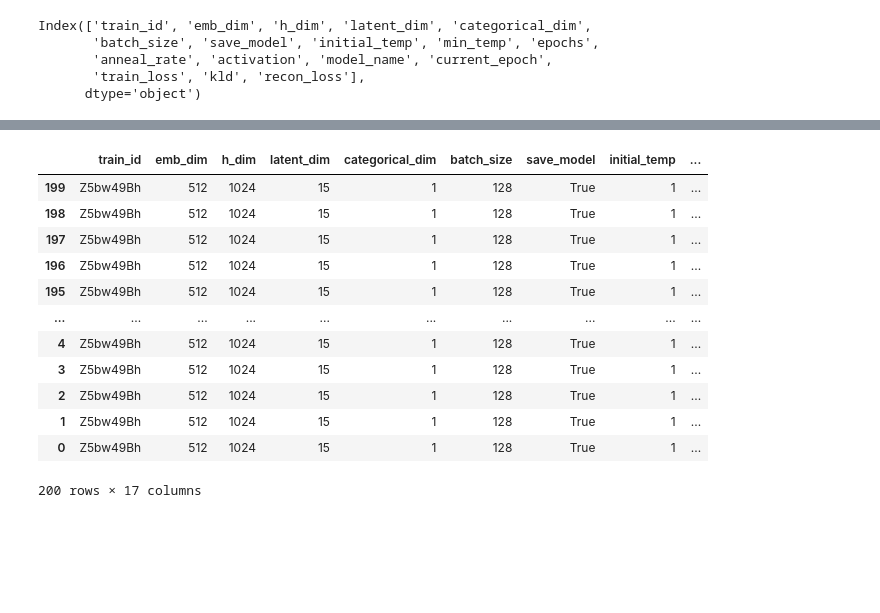
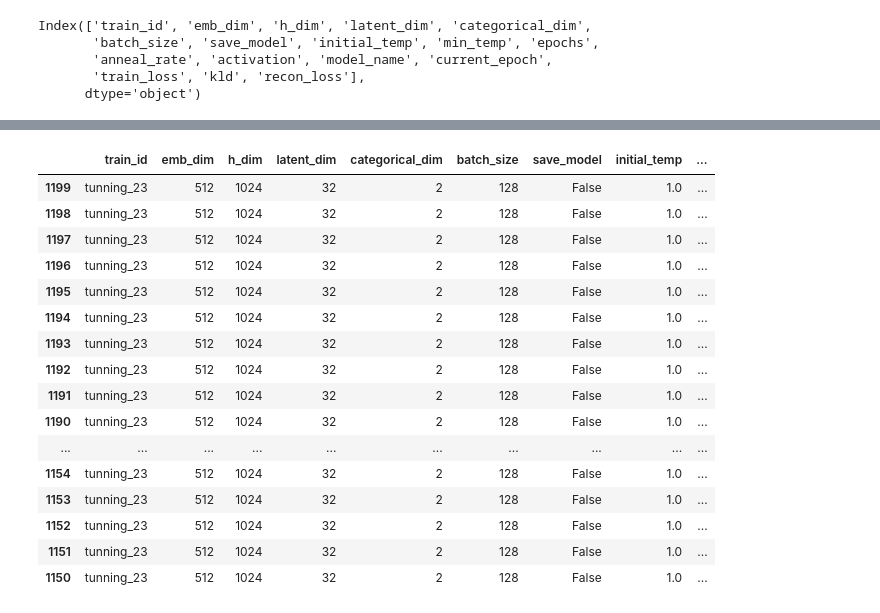
Before and after one commit to yukioichida/bdi-latent-space, a Jupyter notebook: tuning_results.ipynb, the cells around one changed output, grey strips where cells are left out. Cells and saved outputs as stored; diff of their text form; code cells hidden in the pictures; blank space fills up the shorter version.

```diff
--- a/tuning_results.ipynb
+++ b/tuning_results.ipynb
@@ -1,8 +1,8 @@
 # %%
 import pandas as pd
+import matplotlib.pyplot as plt
 
-
-result_df = pd.read_csv("train_results/results_Z5bw49Bh.csv")
+result_df = pd.read_csv("train_results/tunning_results_ALRk76VV.csv")
 result_df.columns
 # %% [output]
 Index(['train_id', 'emb_dim', 'h_dim', 'latent_dim', 'categorical_dim',
@@ -21,22 +36,26 @@ grouped_df.reset_index().sort_values(["train_loss", "latent_dim"])
 # %%
 emb_dim = 512
 h_dim = 1024
-latent_dim = 30
+latent_dim = 32
 activation = 'bc'
 
-df = result_df#[(result_df['emb_dim'] == emb_dim) & (result_df['h_dim'] == h_dim) & (result_df['latent_dim'] == latent_dim) & (result_df['activation'] == activation)]
-df.sort_values('current_epoch', ascending=False)
+df = result_df[(result_df['emb_dim'] == emb_dim) & (result_df['h_dim'] == h_dim) & (result_df['latent_dim'] == latent_dim) & (result_df['activation'] == activation)]
+df.sort_values('current_epoch', ascending=False)#[['current_epoch', 'train_loss']]
 # %% [output]
 |  | train_id | emb_dim | h_dim | latent_dim | categorical_dim | batch_size | save_model | initial_temp | ... |
-| 199 | Z5bw49Bh | 512 | 1024 | 15 | 1 | 128 | True | 1 | ... |
-| 198 | Z5bw49Bh | 512 | 1024 | 15 | 1 | 128 | True | 1 | ... |
-| 197 | Z5bw49Bh | 512 | 1024 | 15 | 1 | 128 | True | 1 | ... |
-| 196 | Z5bw49Bh | 512 | 1024 | 15 | 1 | 128 | True | 1 | ... |
-| 195 | Z5bw49Bh | 512 | 1024 | 15 | 1 | 128 | True | 1 | ... |
+| 1199 | tunning_23 | 512 | 1024 | 32 | 2 | 128 | False | 1.0 | ... |
+| 1198 | tunning_23 | 512 | 1024 | 32 | 2 | 128 | False | 1.0 | ... |
+| 1197 | tunning_23 | 512 | 1024 | 32 | 2 | 128 | False | 1.0 | ... |
+| 1196 | tunning_23 | 512 | 1024 | 32 | 2 | 128 | False | 1.0 | ... |
+| 1195 | tunning_23 | 512 | 1024 | 32 | 2 | 128 | False | 1.0 | ... |
+| 1194 | tunning_23 | 512 | 1024 | 32 | 2 | 128 | False | 1.0 | ... |
+| 1193 | tunning_23 | 512 | 1024 | 32 | 2 | 128 | False | 1.0 | ... |
+| 1192 | tunning_23 | 512 | 1024 | 32 | 2 | 128 | False | 1.0 | ... |
+| 1191 | tunning_23 | 512 | 1024 | 32 | 2 | 128 | False | 1.0 | ... |
+| 1190 | tunning_23 | 512 | 1024 | 32 | 2 | 128 | False | 1.0 | ... |
 | ... | ... | ... | ... | ... | ... | ... | ... | ... | ... |
-| 4 | Z5bw49Bh | 512 | 1024 | 15 | 1 | 128 | True | 1 | ... |
-| 3 | Z5bw49Bh | 512 | 1024 | 15 | 1 | 128 | True | 1 | ... |
-| 2 | Z5bw49Bh | 512 | 1024 | 15 | 1 | 128 | True | 1 | ... |
-| 1 | Z5bw49Bh | 512 | 1024 | 15 | 1 | 128 | True | 1 | ... |
-| 0 | Z5bw49Bh | 512 | 1024 | 15 | 1 | 128 | True | 1 | ... |
+| 1154 | tunning_23 | 512 | 1024 | 32 | 2 | 128 | False | 1.0 | ... |
+| 1153 | tunning_23 | 512 | 1024 | 32 | 2 | 128 | False | 1.0 | ... |
+| 1152 | tunning_23 | 512 | 1024 | 32 | 2 | 128 | False | 1.0 | ... |
+| 1151 | tunning_23 | 512 | 1024 | 32 | 2 | 128 | False | 1.0 | ... |
+| 1150 | tunning_23 | 512 | 1024 | 32 | 2 | 128 | False | 1.0 | ... |
-200 rows × 17 columns
```
Also changed, not shown: parts of 4 cells of this notebook.
